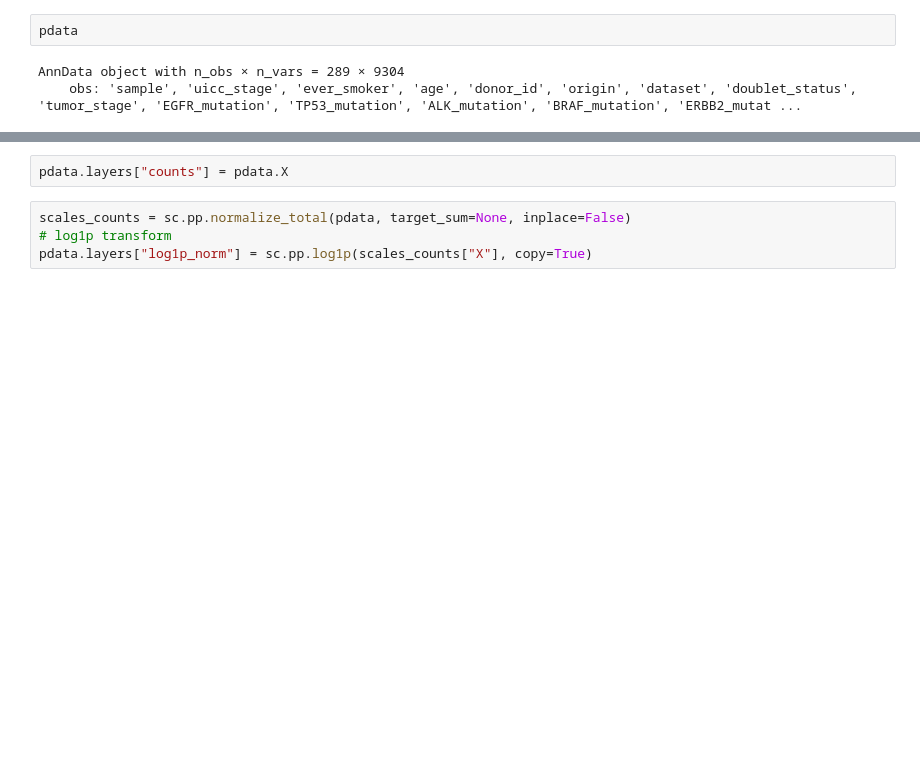
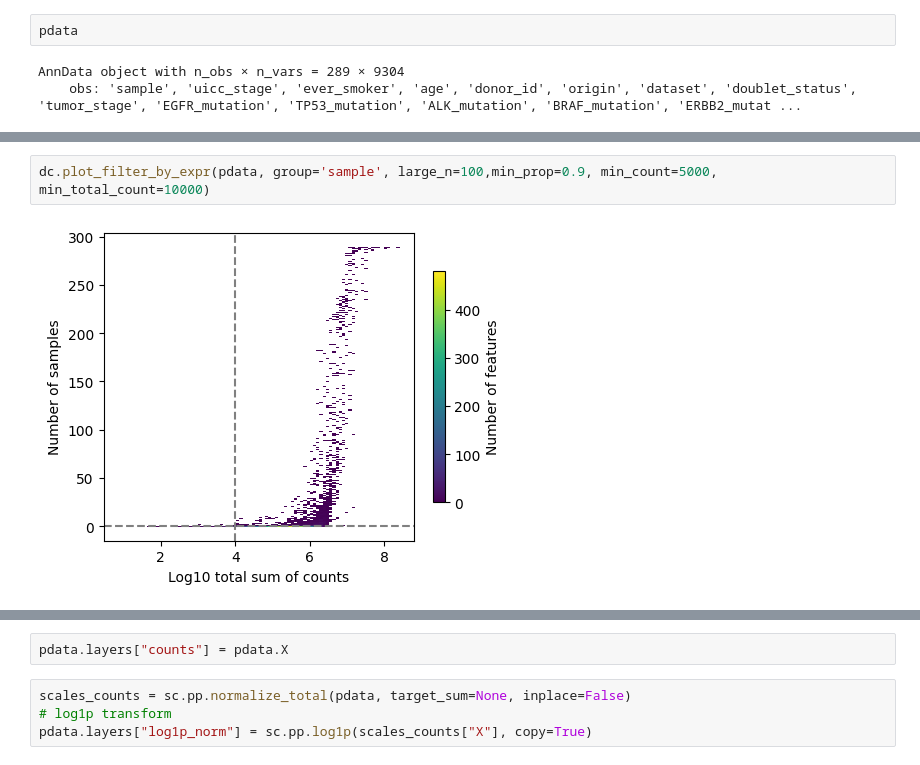
Before and after one commit to ErikaKvalem/NSCLC_gender_2023, a Jupyter notebook: 02-scripts/01_pseudobulk_nsclc.ipynb, the cells around one changed output, grey strips where cells are left out. Saved outputs shown, nothing was run; the diff lists cells and outputs as text; blank space fills up the shorter version.

```diff
--- a/02-scripts/01_pseudobulk_nsclc.ipynb
+++ b/02-scripts/01_pseudobulk_nsclc.ipynb
@@ -178,0 +191,4 @@ AnnData object with n_obs × n_vars = 289 × 9304
+# %%
+dc.plot_filter_by_expr(pdata, group='sample', large_n=100,min_prop=0.9, min_count=5000, min_total_count=10000)
+# %% [output]
+[figure, added]
```
Also changed, not shown: parts of 7 cells of this notebook, 1 other file.
